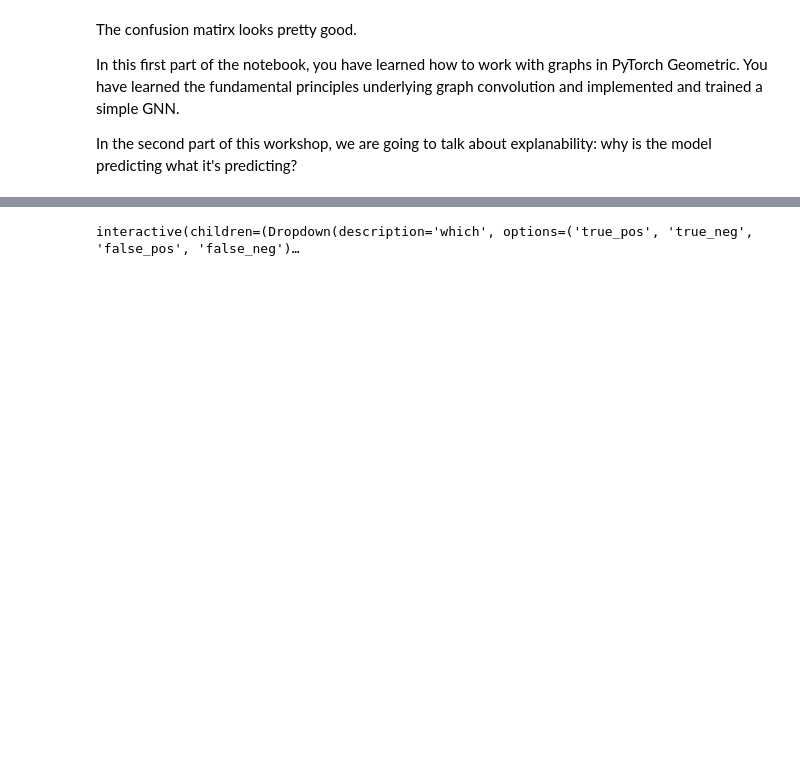
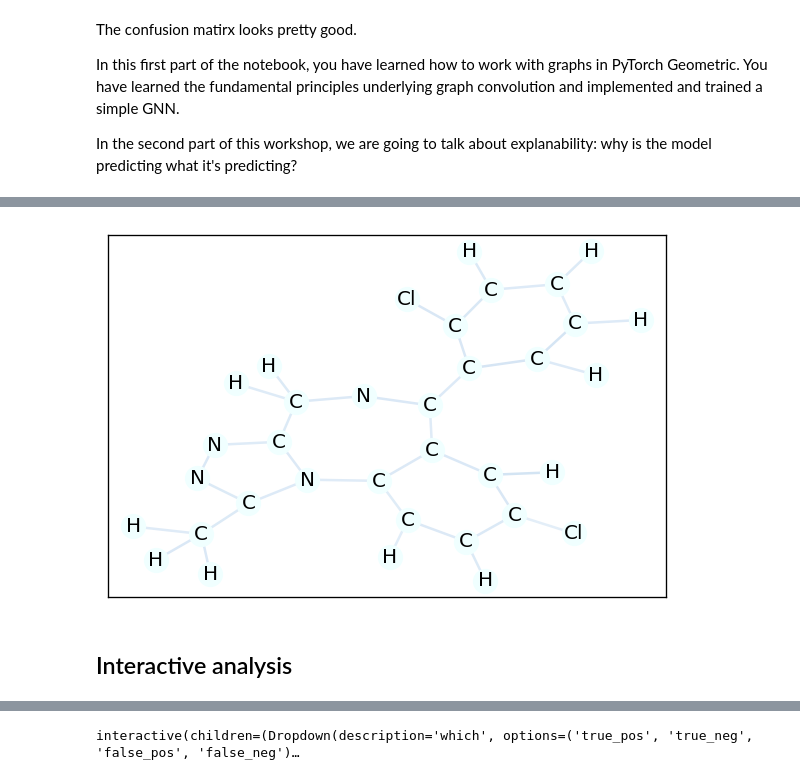
Before and after one commit to VisiumCH/AMLD-2021-Graphs, a Jupyter notebook: notebooks/Molecules_part1.ipynb, the cells around one changed output, grey strips where cells are left out. Cells and saved outputs as stored; diff of their text form; code cells hidden in the pictures; blank space fills up the shorter version.

```diff
--- a/notebooks/Molecules_part1.ipynb
+++ b/notebooks/Molecules_part1.ipynb
@@ -382,14 +703,17 @@ class GraphConvolution(torch.nn.Module):
     super().__init__()
     self.W1 = torch.nn.Linear(num_input_features, num_output_features, bias=False)
     self.W2 = torch.nn.Linear(num_input_features, num_output_features, bias=False)
+
   def forward(self, x, edge_index):
     # Implement me!
+    pass
 
 
 
 
 # You may test that your class does not throw errors and
 # at least the correctness of dimensionality with the following lines
+G = dataset[0]
 x = G.x
 print(x.shape)
 
@@ -935,0 +1102,31 @@ def big_interact(which):
+# %%
+# Solution: (to be removed)
+data = dataset[0]
+data.to(device)
+
+# Initialize explainer
+explainer = GNNExplainer(model, epochs=200).to(device)
+
+# Train explainer
+model_args = (
+    data.x,
+    data.edge_index,
+    torch.zeros(data.num_nodes, dtype=int, device=device)
+)
+
+GNNExp_feat_mask, GNNExp_edge_mask = explainer.explain_graph(
+    *model_args,
+    model(*model_args).argmax(dim=1)
+)
+
+mol = to_molecule(data)
+
+GNNExp_edge_mask_dict = mask_to_dict(
+    GNNExp_edge_mask,
+    data
+)
+plot_mol(mol, edge_mask=GNNExp_edge_mask_dict)
+# %% [output]
+[figure, added]
+# %% [markdown]
+## Interactive analysis
```
Also changed, not shown: parts of 44 cells of this notebook.
